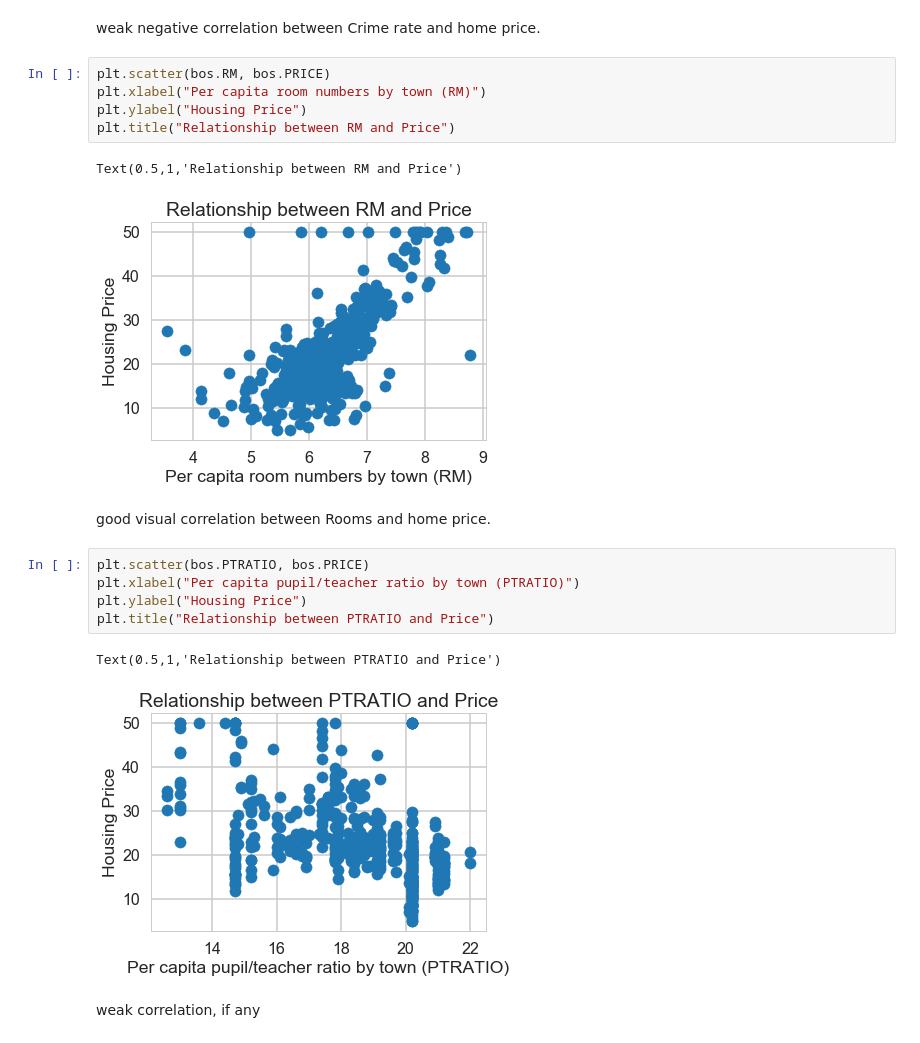
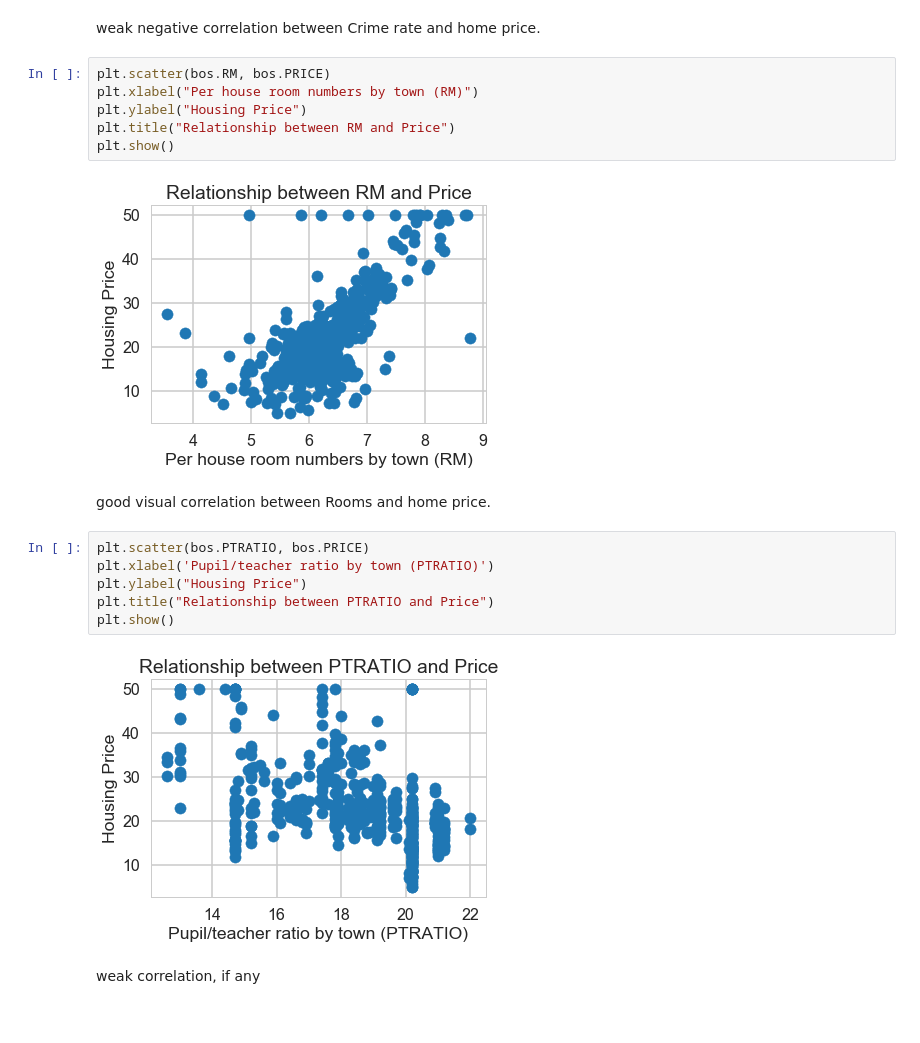
Before and after one commit to misterhappy2/Springboard-projects, a Jupyter notebook: Springboard mini BostonHousing.ipynb, the cells around one changed output. Saved outputs shown, nothing was run; the diff lists cells and outputs as text.

```diff
--- a/Springboard mini BostonHousing.ipynb
+++ b/Springboard mini BostonHousing.ipynb
@@ -167,21 +169,21 @@ Text(0.5,1,'Relationship between CRIM and Price')
 weak negative correlation between Crime rate and home price.
 # %%
 plt.scatter(bos.RM, bos.PRICE)
-plt.xlabel("Per capita room numbers by town (RM)")
+plt.xlabel("Per house room numbers by town (RM)")
 plt.ylabel("Housing Price")
 plt.title("Relationship between RM and Price")
+plt.show()
 # %% [output]
-Text(0.5,1,'Relationship between RM and Price')
 [figure]
 # %% [markdown]
 good visual correlation between Rooms and home price.
 # %%
 plt.scatter(bos.PTRATIO, bos.PRICE)
-plt.xlabel("Per capita pupil/teacher ratio by town (PTRATIO)")
+plt.xlabel('Pupil/teacher ratio by town (PTRATIO)')
 plt.ylabel("Housing Price")
 plt.title("Relationship between PTRATIO and Price")
+plt.show()
 # %% [output]
-Text(0.5,1,'Relationship between PTRATIO and Price')
-[figure, old version]
+[figure, new version]
 # %% [markdown]
 weak correlation, if any
```
Also changed, not shown: parts of 58 cells of this notebook.
